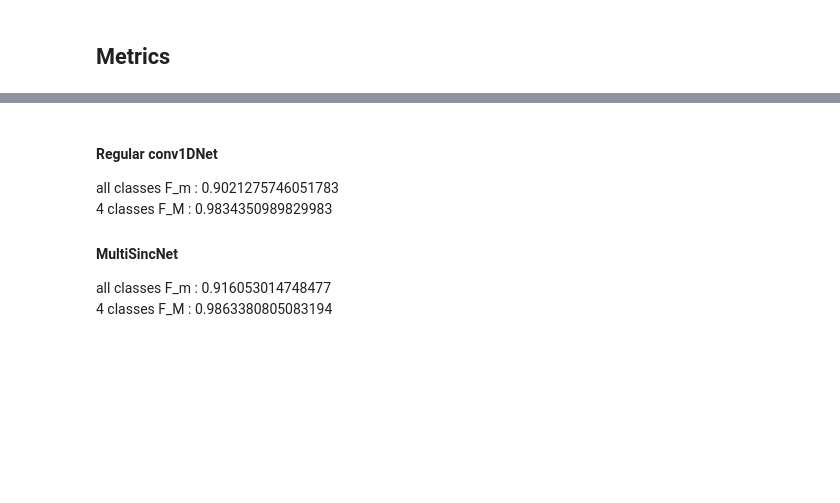
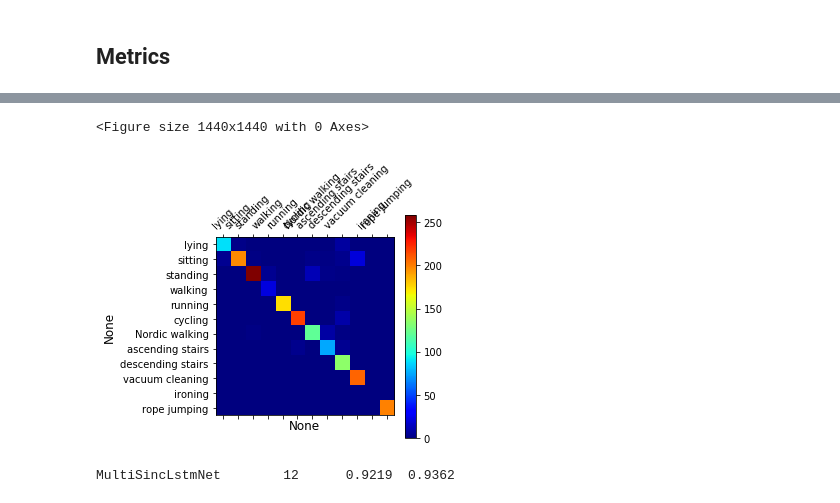
Before and after one commit to gogolgrind/skdl-sensors-har, a Jupyter notebook: pamap2.ipynb, the cells around one changed output, grey strips where cells are left out. Drawn from its saved outputs; the diff is of its cells as text; code cells hidden in the pictures; blank space fills up the shorter version.

```diff
--- a/pamap2.ipynb
+++ b/pamap2.ipynb
@@ -448,10 +564,24 @@ cmdf
-# %% [markdown]
-#### Regular conv1DNet
-all classes F_m : 0.9021275746051783
-<br>
-4 classes F_M   : 0.9834350989829983
-
-#### MultiSincNet
-all classes F_m : 0.916053014748477
-<br>
-4 classes F_M   : 0.9863380805083194
+# %%
+def plot_confusion_matrix(df_confusion, title='Confusion matrix', cmap=plt.cm.jet):
+    """
+        https://stackoverflow.com/questions/19233771/sklearn-plot-confusion-matrix-with-labels/48018785
+    """
+    plt.figure(figsize=(20,20),facecolor='white')
+    plt.matshow(df_confusion, cmap=cmap) # imshow
+    #plt.title("%s" % (model.__class__.__name__))
+    plt.colorbar()
+    tick_marks = np.arange(len(df_confusion.columns))
+    plt.xticks(tick_marks, df_confusion.columns, rotation=45)
+    plt.yticks(tick_marks, df_confusion.index)
+    #plt.tight_layout()
+    plt.ylabel(df_confusion.index.name, fontsize=12)
+    plt.xlabel(df_confusion.columns.name, fontsize=12)
+# %%
+plot_confusion_matrix(cmdf)
+# %% [output]
+<Figure size 1440x1440 with 0 Axes>
+[figure, added]
+# %%
+print("%s\t%d\t%.4f\t%.4f" %(model.__class__.__name__,num_classes,np.mean(fm_score),acc))
+# %% [output]
+MultiSincLstmNet        12      0.9219  0.9362
```
Also changed, not shown: parts of 49 cells of this notebook, 2 other files.
